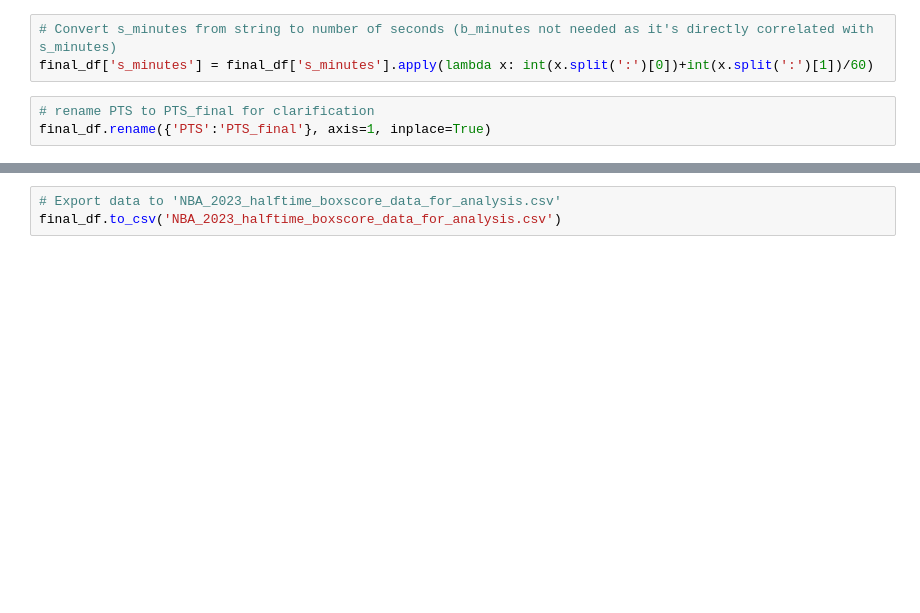
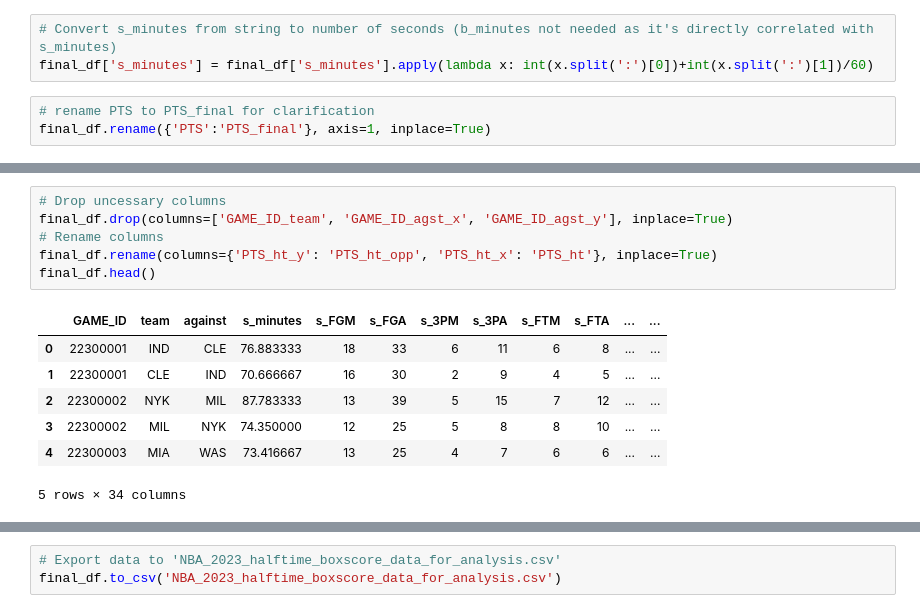
Before and after one commit to kevinfu92/NBA-Final-Score-Prediction, a Jupyter notebook: NBA Data Cleaning.ipynb, the cells around one changed output, grey strips where cells are left out. Cells and saved outputs as stored; diff of their text form; blank space fills up the shorter version.

```diff
--- a/NBA Data Cleaning.ipynb
+++ b/NBA Data Cleaning.ipynb
@@ -150,0 +179,14 @@ final_df.rename({'PTS':'PTS_final'}, axis=1, inplace=True)
+# %%
+# Drop uncessary columns
+final_df.drop(columns=['GAME_ID_team', 'GAME_ID_agst_x', 'GAME_ID_agst_y'], inplace=True)
+# Rename columns
+final_df.rename(columns={'PTS_ht_y': 'PTS_ht_opp', 'PTS_ht_x': 'PTS_ht'}, inplace=True)
+final_df.head()
+# %% [output]
+|  | GAME_ID | team | against | s_minutes | s_FGM | s_FGA | s_3PM | s_3PA | s_FTM | s_FTA | ... | ... |
+| 0 | 22300001 | IND | CLE | 76.883333 | 18 | 33 | 6 | 11 | 6 | 8 | ... | ... |
+| 1 | 22300001 | CLE | IND | 70.666667 | 16 | 30 | 2 | 9 | 4 | 5 | ... | ... |
+| 2 | 22300002 | NYK | MIL | 87.783333 | 13 | 39 | 5 | 15 | 7 | 12 | ... | ... |
+| 3 | 22300002 | MIL | NYK | 74.350000 | 12 | 25 | 5 | 8 | 8 | 10 | ... | ... |
+| 4 | 22300003 | MIA | WAS | 73.416667 | 13 | 25 | 4 | 7 | 6 | 6 | ... | ... |
+5 rows × 34 columns
```
Also changed, not shown: parts of 6 cells of this notebook, 2 other files.
